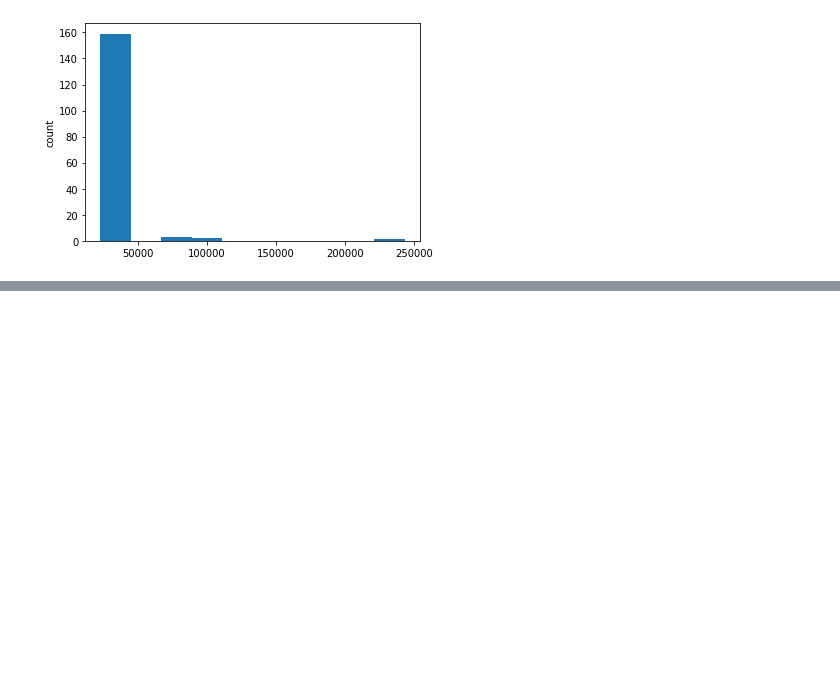
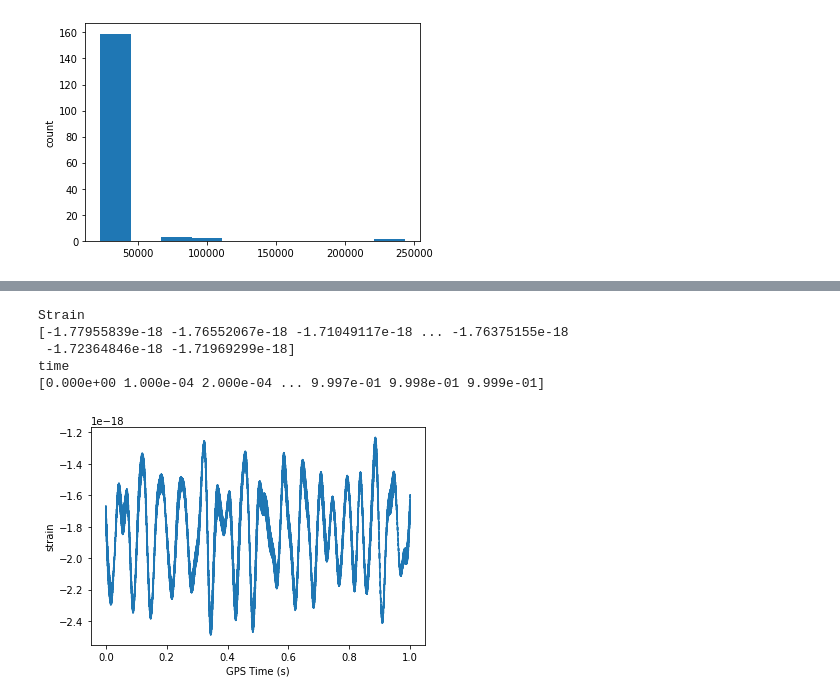
Before and after one commit to asfandyarsaeed1/Python-For-DataScience, a Jupyter notebook: Exercise/Importing_data_via_Python.ipynb, the cells around one changed output, grey strips where cells are left out. Cells and saved outputs as stored; diff of their text form; code cells hidden in the pictures; blank space fills up the shorter version.

```diff
--- a/Exercise/Importing_data_via_Python.ipynb
+++ b/Exercise/Importing_data_via_Python.ipynb
@@ -505,0 +606,8 @@ plt.show()
+# %%
+import numpy as np
+import h5py
+file='LIGO_data.hdf5'
+data=h5py.File(file,'r')
+print(type(data))
+for k in data.keys():
+    print(k)
@@ -505,0 +631,25 @@ plt.show()
+# %%
+import numpy as np
+import h5py
+file='LIGO_data.hdf5'
+data=h5py.File(file,'r')
+group=data['strain']
+for k in group.keys():
+    print(k)
+strain=np.array(group['Strain'])
+print(strain)
+num_samples=10000
+time = np.arange(0, 1, 1/num_samples)
+print(f'time\n{time}')
+# Plot data
+plt.plot(time, strain[:num_samples])
+plt.xlabel('GPS Time (s)')
+plt.ylabel('strain')
+plt.show()
+# %% [output]
+Strain
+[-1.77955839e-18 -1.76552067e-18 -1.71049117e-18 ... -1.76375155e-18
+ -1.72364846e-18 -1.71969299e-18]
+time
+[0.000e+00 1.000e-04 2.000e-04 ... 9.997e-01 9.998e-01 9.999e-01]
+[figure, added]
```
Also changed, not shown: parts of 11 cells of this notebook, 3 other files.
